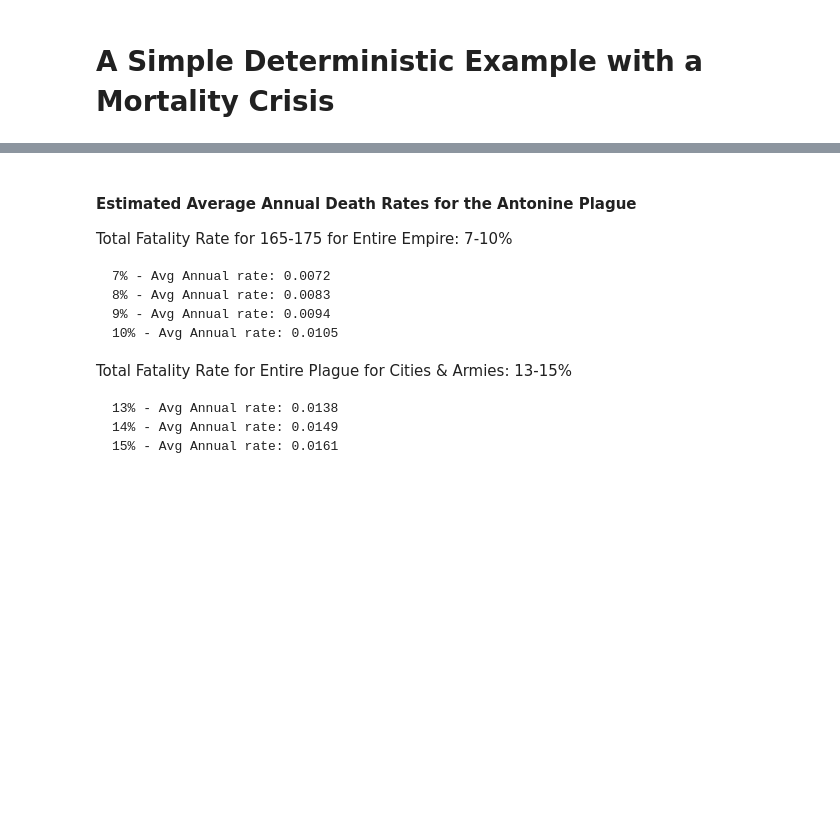
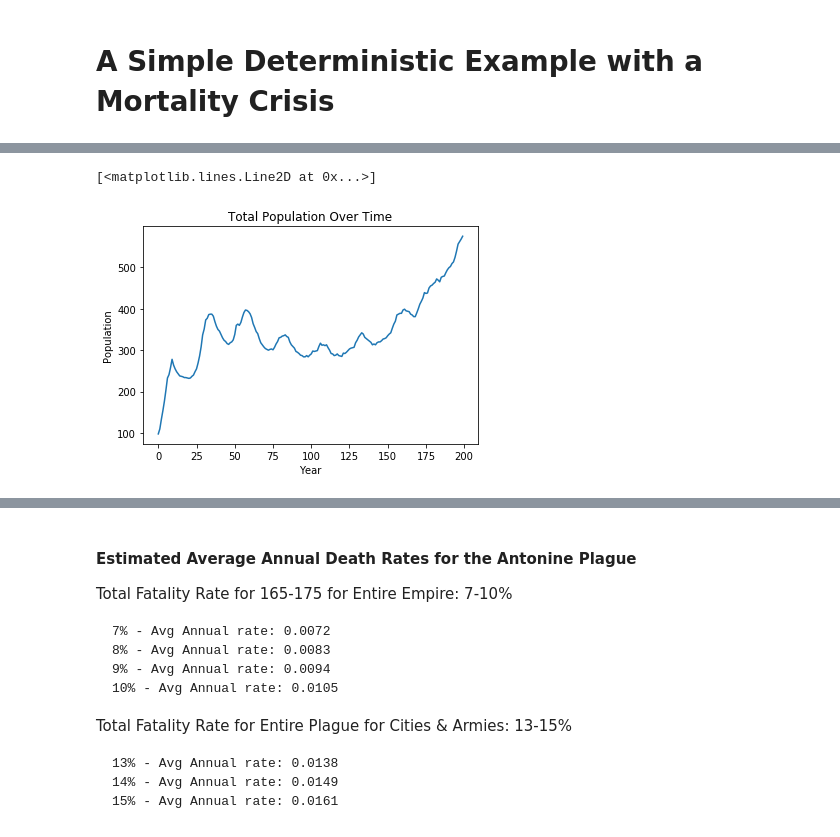
Before and after one commit to acabaniss/house-inheritance, a Jupyter notebook: code/examples/SimpleMortalityCrisisExample.ipynb, the cells around one changed output, grey strips where cells are left out. Cells and saved outputs as stored; diff of their text form; code cells hidden in the pictures; blank space fills up the shorter version.

```diff
--- a/code/examples/SimpleMortalityCrisisExample.ipynb
+++ b/code/examples/SimpleMortalityCrisisExample.ipynb
@@ -217,11 +218,20 @@ print('')
 # %%
 #Population over time
+data_x = list(range(terra.year))
+data_y = pop_each_year
+plt.xlabel('Year')
+plt.ylabel('Population')
+plt.title('Total Population Over Time')
+plt.plot(data_x, data_y)
 
 #individual households over time
 
 #number of different households at different population levels
 
 #
+# %% [output]
+[<matplotlib.lines.Line2D at 0x...>]
+[figure, added]
 # %%
 killednum = []
 seeds = [123, 456, 789]
```
Also changed, not shown: parts of 8 cells of this notebook.
